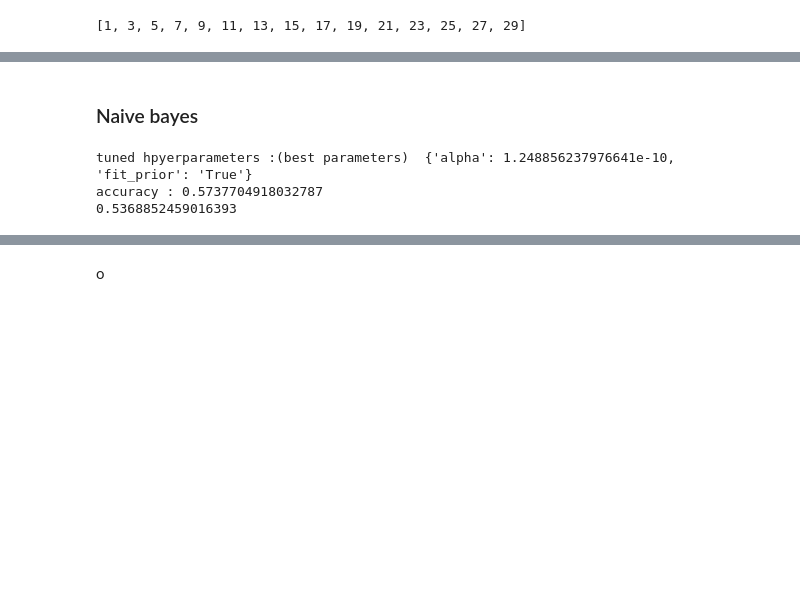
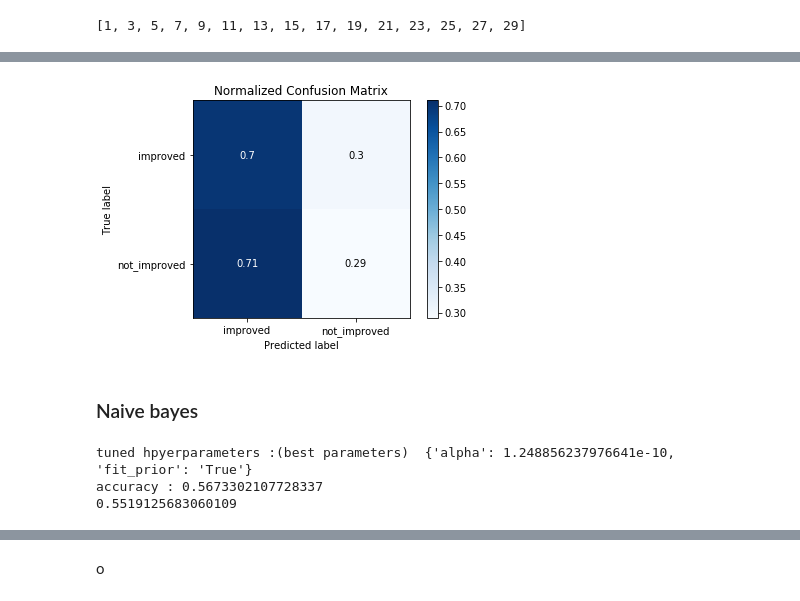
Before and after one commit to Kali-Dev/Internship-Assignment, a Jupyter notebook: intership project.ipynb, the cells around one changed output, grey strips where cells are left out. Cells and saved outputs as stored; diff of their text form; code cells hidden in the pictures; blank space fills up the shorter version.

```diff
--- a/intership project.ipynb
+++ b/intership project.ipynb
@@ -739,3 +734,7 @@ accuracy : 0.5597189695550351
+# %%
+skplt.metrics.plot_confusion_matrix(y_test, knn_predict, normalize=True);
+# %% [output]
+[figure, added]
 # %% [markdown]
 ### Naive bayes
 # %%
@@ -743,7 +742,7 @@ from sklearn.naive_bayes import BernoulliNB
 # %%
 grid= {'alpha':list(np.logspace(np.log(0.00005), np.log(10000))), 'fit_prior':['True','False']}
 bnb=BernoulliNB()
-bnb_cv=GridSearchCV(mnb, grid, cv=10)
+bnb_cv=GridSearchCV(bnb, grid, cv=10)
 bnb_cv.fit(x_train,y_train)
 
 print("tuned hpyerparameters :(best parameters) ",bnb_cv.best_params_)
@@ -752,5 +751,5 @@ bnb_predict = bnb_cv.predict(x_test)
 print(accuracy_score(bnb_predict, y_test))
 # %% [output]
 tuned hpyerparameters :(best parameters)  {'alpha': 1.248856237976641e-10, 'fit_prior': 'True'}
-accuracy : 0.5737704918032787
-0.5368852459016393
+accuracy : 0.5673302107728337
+0.5519125683060109
```
Also changed, not shown: parts of 9 cells of this notebook.
